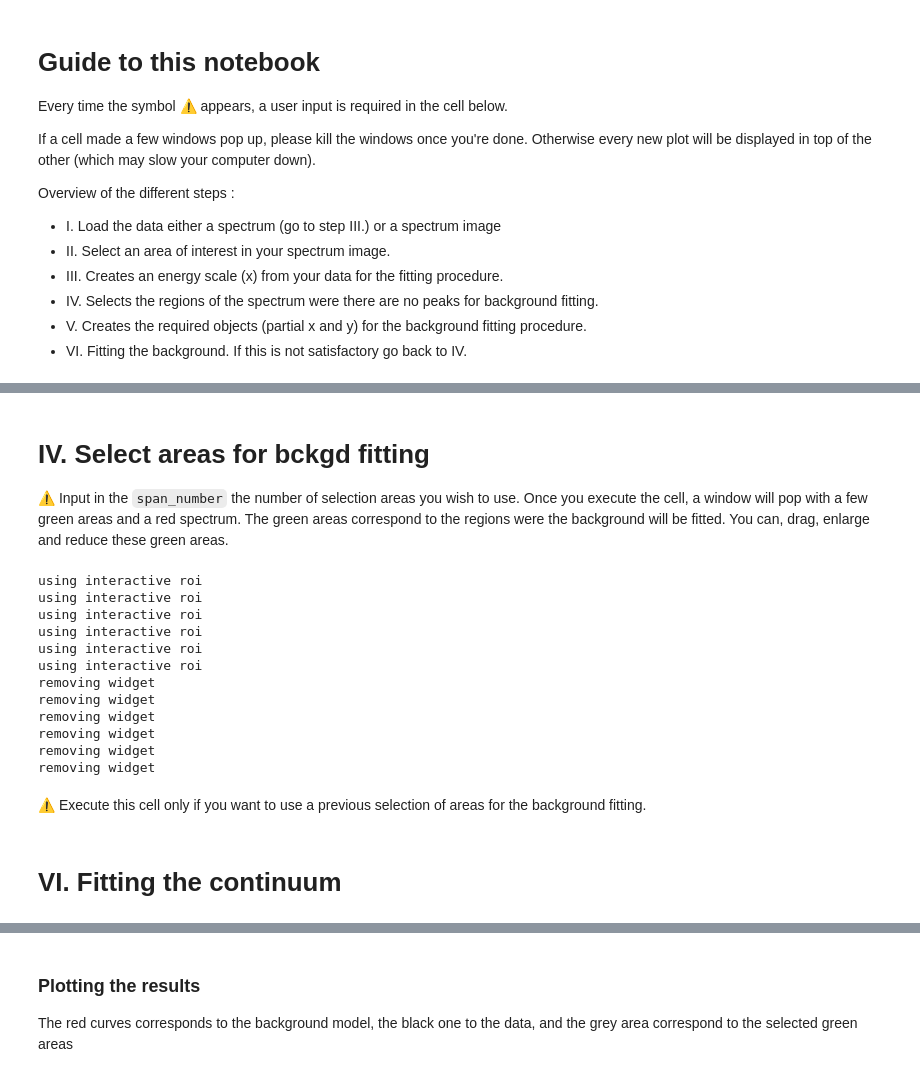
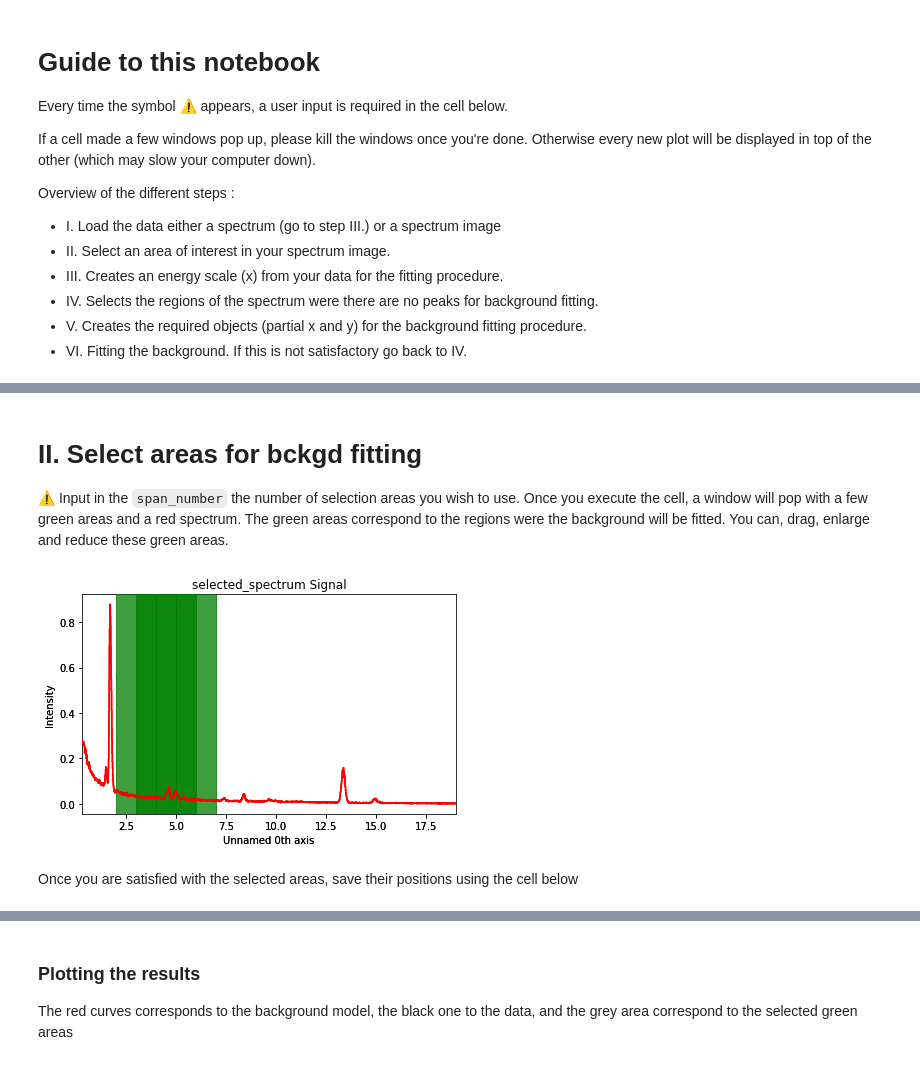
Before and after one commit to adriente/espm, a Jupyter notebook: notebooks/spectrum_fit.ipynb, the cells around one changed output, grey strips where cells are left out. Cells and saved outputs as stored; diff of their text form; code cells hidden in the pictures.

Commit message:
update spectrum fit

```diff
--- a/notebooks/spectrum_fit.ipynb
+++ b/notebooks/spectrum_fit.ipynb
@@ -49,6 +31,0 @@ spectrum.data = spectrum.data /pix_number
-# %%
-spim = hs.load("2017-10-26_B5_IC1.bcf")
-
-haadf = spim[1]
-spim = spim[2]
-spim.crop_signal1D(0.25,19.9)
@@ -60,2 +31,0 @@ Simply put ``hs.load(file)`` in a new cell locate the haadf and the spim.
-# %%
-s = hs.load("1613 SI HAADF 610 kx.emd")
@@ -79,2 +31,0 @@ spectrum.axes_manager[0].offset = 0.3
-# %%
-spim = hs.load("1537_Robin_cropped.hspy")
@@ -132,40 +38,32 @@ spim.metadata
 # %%
+input_filename = str(DATASETS_PATH / Path("selected_spectrum.hspy"))
+spectrum = hs.load(input_filename)
+
 offset = spectrum.axes_manager[0].offset
 scale = spectrum.axes_manager[0].scale
 size = spectrum.axes_manager[0].size
 
 x = np.linspace(offset,size*scale+offset,num = size)
 # %% [markdown]
-# IV. Select areas for bckgd fitting
+# II. Select areas for bckgd fitting
 
 ⚠️ Input in the ``span_number`` the number of selection areas you wish to use. Once you execute the cell, a window will pop with a few green areas and a red spectrum. The green areas correspond to the regions were the background will be fitted. You can, drag, enlarge and reduce these green areas.
 # %%
-span_number = 6
+span_number = 4
 
 
 def selection_areas(number,spectrum,scale) :
     spectrum.plot()
     roi_list = []
     for i in range(number) :
         roi_list.append(hs.roi.SpanROI(i+200*scale,i+400*scale))
         roi_list[-1].interactive(spectrum)
     return roi_list
 
 spans = selection_areas(span_number,spectrum,scale)
 # %% [output]
-using interactive roi
-using interactive roi
-using interactive roi
-using interactive roi
-using interactive roi
-using interactive roi
-removing widget
-removing widget
-removing widget
-removing widget
-removing widget
-removing widget
+[figure, added]
+# %% [markdown]
+Once you are satisfied with the selected areas, save their positions using the cell below
 # %%
 list_energies = [[roi.left,roi.right] for roi in spans]
-# %% [markdown]
-⚠️ Execute this cell only if you want to use a previous selection of areas for the background fitting.
@@ -174,2 +69,0 @@ list_energies = [[0.8014116348999999, 0.8514658053999999], [1.3820400126999997,
-# %% [markdown]
-# VI. Fitting the continuum
```
Also changed, not shown: parts of 56 cells of this notebook, 4 other files.
